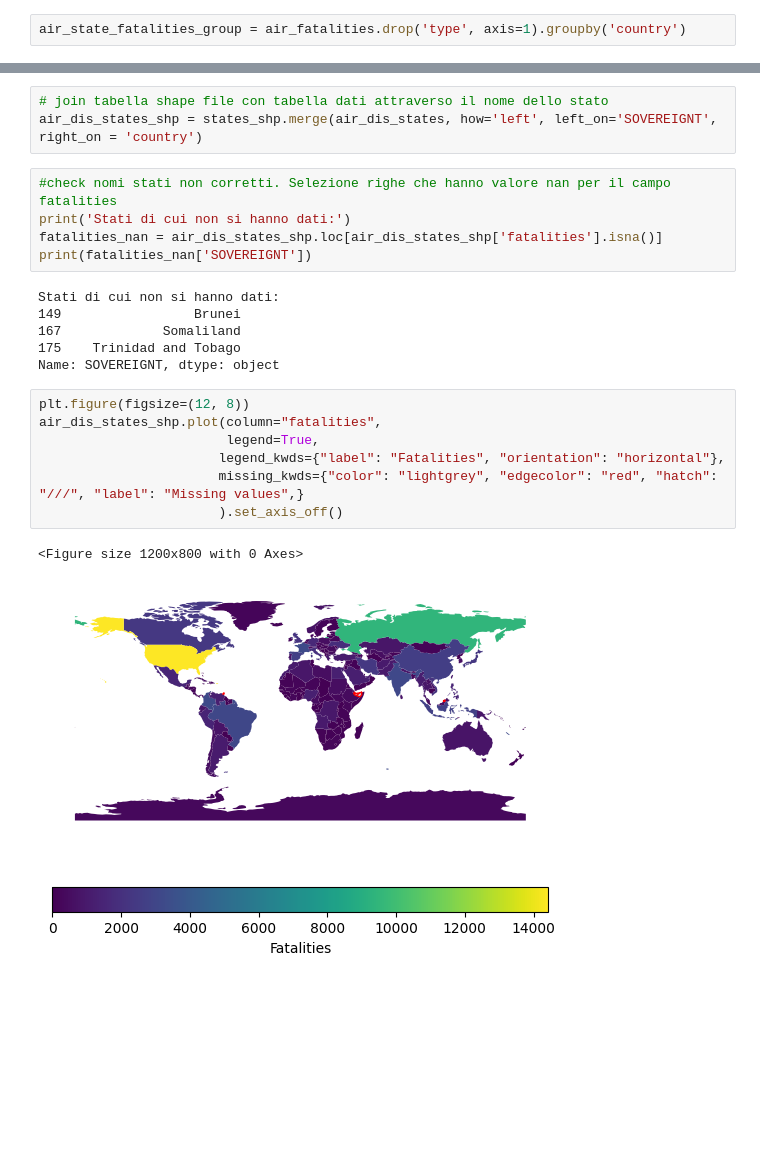
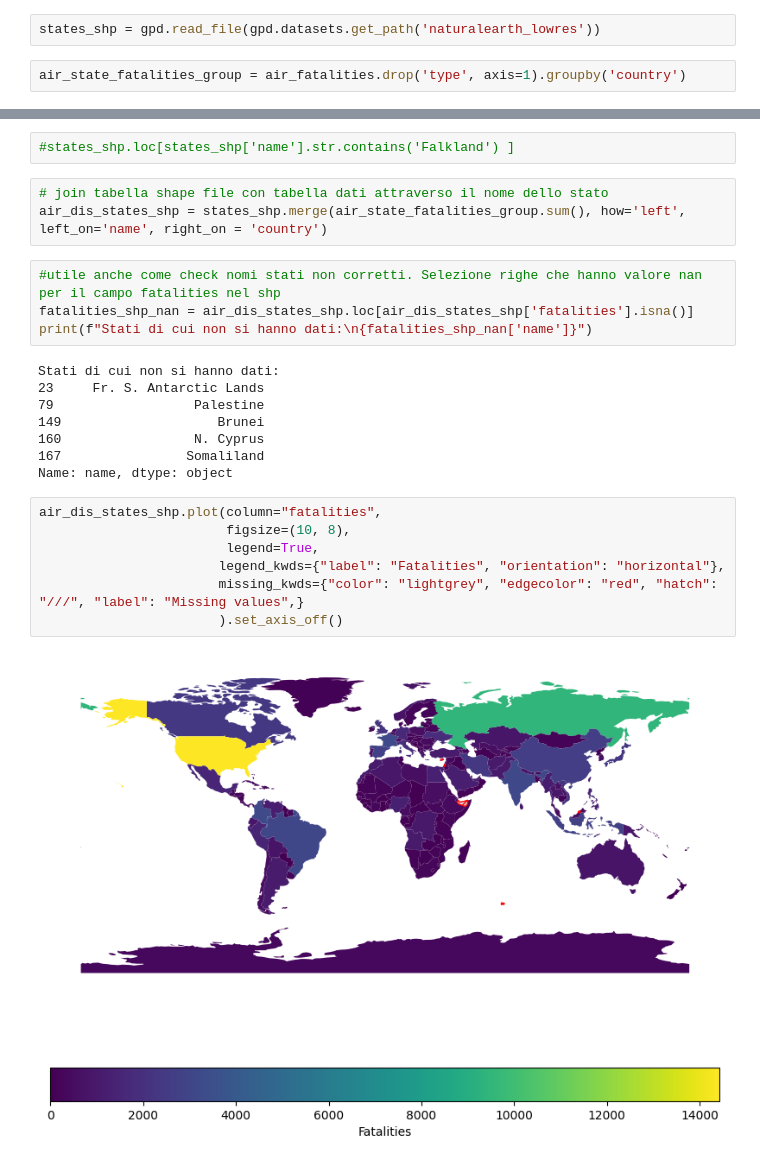
Before and after one commit to EnFiore/Master-AI, a Jupyter notebook: analisi_disastri_aerei.ipynb, the cells around one changed output, grey strips where cells are left out. Cells and saved outputs as stored; diff of their text form; blank space fills up the shorter version.

```diff
--- a/analisi_disastri_aerei.ipynb
+++ b/analisi_disastri_aerei.ipynb
@@ -202,2 +162,4 @@ states_shp = gpd.read_file(zipfile)
+# %%
+states_shp = gpd.read_file(gpd.datasets.get_path('naturalearth_lowres'))
 # %%
 air_state_fatalities_group = air_fatalities.drop('type', axis=1).groupby('country')
@@ -225,24 +197,26 @@ states_shp['SOVEREIGNT'] = states_shp['SOVEREIGNT'].replace(['Republic of Serbia
+# %%
+#states_shp.loc[states_shp['name'].str.contains('Falkland') ]
 # %%
 # join tabella shape file con tabella dati attraverso il nome dello stato
-air_dis_states_shp = states_shp.merge(air_dis_states, how='left', left_on='SOVEREIGNT', right_on = 'country')
+air_dis_states_shp = states_shp.merge(air_state_fatalities_group.sum(), how='left', left_on='name', right_on = 'country')
 # %%
-#check nomi stati non corretti. Selezione righe che hanno valore nan per il campo fatalities
-print('Stati di cui non si hanno dati:')
-fatalities_nan = air_dis_states_shp.loc[air_dis_states_shp['fatalities'].isna()]
-print(fatalities_nan['SOVEREIGNT'])
+#utile anche come check nomi stati non corretti. Selezione righe che hanno valore nan per il campo fatalities nel shp
+fatalities_shp_nan = air_dis_states_shp.loc[air_dis_states_shp['fatalities'].isna()]
+print(f"Stati di cui non si hanno dati:\n{fatalities_shp_nan['name']}")
 # %% [output]
 Stati di cui non si hanno dati:
-149                 Brunei
-167             Somaliland
-175    Trinidad and Tobago
-Name: SOVEREIGNT, dtype: object
+23     Fr. S. Antarctic Lands
+79                  Palestine
+149                    Brunei
+160                 N. Cyprus
+167                Somaliland
+Name: name, dtype: object
 # %%
-plt.figure(figsize=(12, 8))
 air_dis_states_shp.plot(column="fatalities",
+                        figsize=(10, 8),
                         legend=True,
                        legend_kwds={"label": "Fatalities", "orientation": "horizontal"},
                        missing_kwds={"color": "lightgrey", "edgecolor": "red", "hatch": "///", "label": "Missing values",}
                        ).set_axis_off()
 # %% [output]
-<Figure size 1200x800 with 0 Axes>
-[figure, old version]
+[figure, new version]
```
Also changed, not shown: parts of 8 cells of this notebook.
